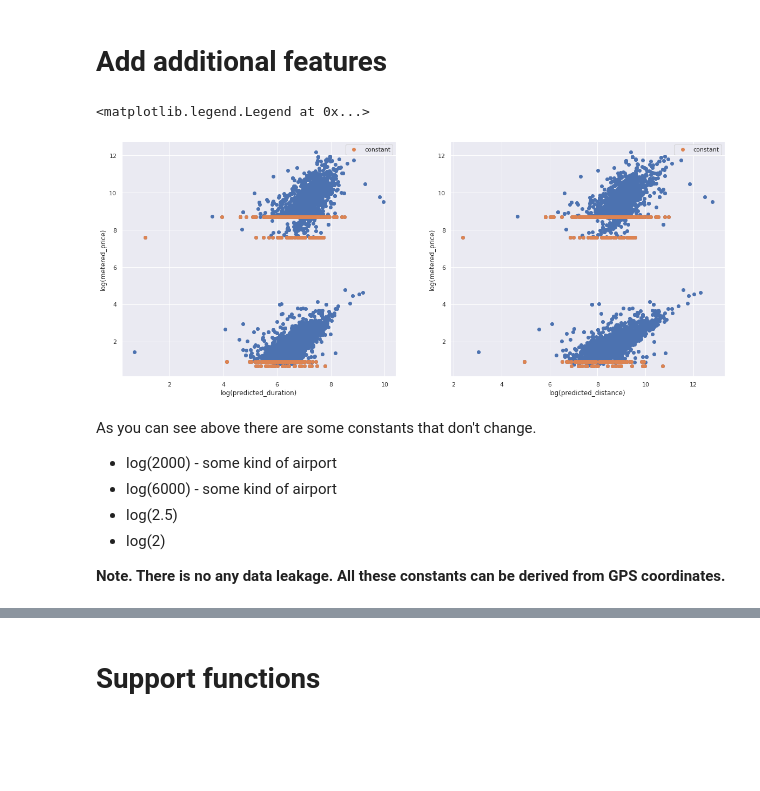
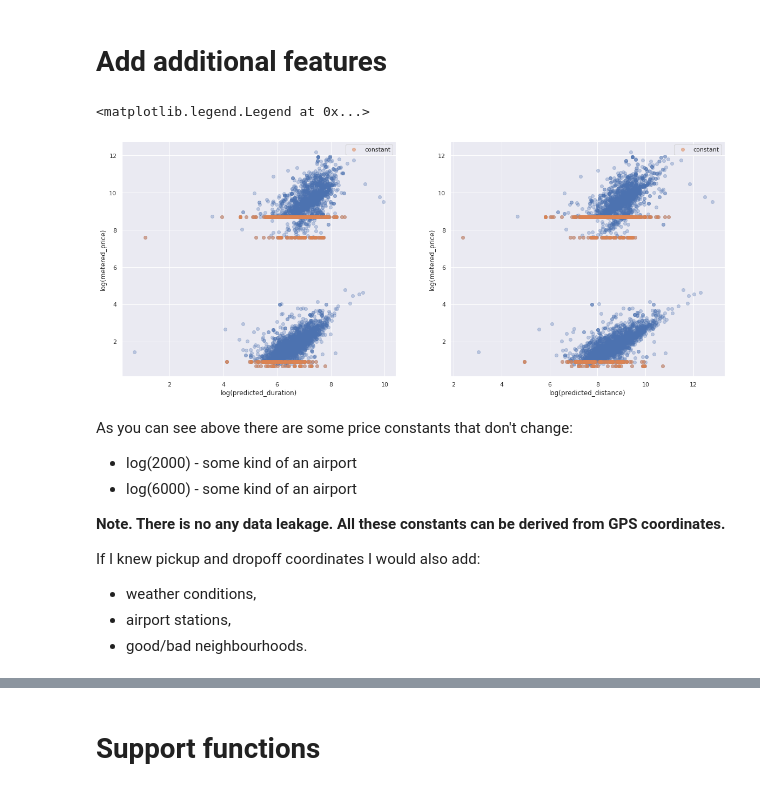
Before and after one commit to vitomania/BoltInterview, a Jupyter notebook: Data_Analysis.ipynb, the cells around one changed output, grey strips where cells are left out. Cells and saved outputs as stored; diff of their text form; code cells hidden in the pictures; blank space fills up the shorter version.

```diff
--- a/Data_Analysis.ipynb
+++ b/Data_Analysis.ipynb
@@ -84,13 +106,24 @@ trips.describe()
 | 75% | 3090.500000 | 3090.500000 | 9.304893 | 8.294050 | 11953.000000 | 1929.500000 | 1.000000 | ... |
 | max | 4165.000000 | 4165.000000 | 12.178103 | 13.296317 | 233190.000000 | 22402.000000 | 1.000000 | ... |
 # %%
-def clean_trips(trips):
-    cond = trips['metered_price'].notna()  #  drop NaN from metered_price
-    cond &= trips['predicted_distance'] > 0  #  predicted_distance has to be positive
-    cond &= trips['predicted_duration'] > 0  #  predicted_duration has to be positive
+class CleanTransformer(BaseEstimator, TransformerMixin):
+    def __init__(self):
+        pass
 
-    return trips.loc[cond]
+    def fit(self, X, y=None):
+        return self
+
+    def transform(self, X, y=None):
+        cond = X['metered_price'].notna()  #  drop NaN from metered_price
+        cond &= X['predicted_distance'] > 0  #  predicted_distance has to be positive
+        cond &= X['predicted_duration'] > 0  #  predicted_duration has to be positive
+
+        X.loc[:, 'change_reason_pricing'] = X['change_reason_pricing'].fillna('NONE')
+
+        X = X.loc[cond]
+
+        return X
-# %%
-trips = clean_trips(trips)
+# %%
+trips = CleanTransformer().transform(trips)
 # %% [markdown]
 We are going to use 'upfront_price' column to calculate out baseline.
@@ -108,33 +130,34 @@ USECOLS += [
-# %%
-trips = trips.loc[:, USECOLS]
 # %% [markdown]
 # Add additional features
 # %%
 mask = trips['metered_price'].isin(np.log([2000, 6000, 2.5, 2]))
 # %%
 fig, ax = plt.subplots(1, 2, figsize=(20, 8))
-ax[0].scatter(trips['predicted_duration'], trips['metered_price'])
+ax[0].scatter(trips['predicted_duration'], trips['metered_price'], alpha=0.3)
 ax[0].scatter(trips.loc[mask, 'predicted_duration'],
               trips.loc[mask, 'metered_price'],
-              label='constant')
+              label='constant', alpha=0.5)
 ax[0].set_xlabel('log(predicted_duration)')
 ax[0].set_ylabel('log(metered_price)')
 ax[0].legend()
-ax[1].scatter(trips['predicted_distance'], trips['metered_price'])
+ax[1].scatter(trips['predicted_distance'], trips['metered_price'], alpha=0.3)
 ax[1].scatter(trips.loc[mask, 'predicted_distance'],
               trips.loc[mask, 'metered_price'],
-              label='constant')
+              label='constant', alpha=0.5)
 ax[1].set_xlabel('log(predicted_distance)')
 ax[1].set_ylabel('log(metered_price)')
 ax[1].legend()
 # %% [output]
 <matplotlib.legend.Legend at 0x...>
-[figure, old version]
+[figure, new version]
 # %% [markdown]
-As you can see above there are some constants that don't change.
-* log(2000) - some kind of airport
-* log(6000) - some kind of airport
-* log(2.5)
-* log(2)
+As you can see above there are some price constants that don't change:
+* log(2000) - some kind of an airport
+* log(6000) - some kind of an airport
 
 __Note. There is no any data leakage. All these constants can be derived from GPS coordinates.__
+
+If I knew pickup and dropoff coordinates I would also add:
+* weather conditions,
+* airport stations,
+* good/bad neighbourhoods.
```
Also changed, not shown: parts of 58 cells of this notebook.
